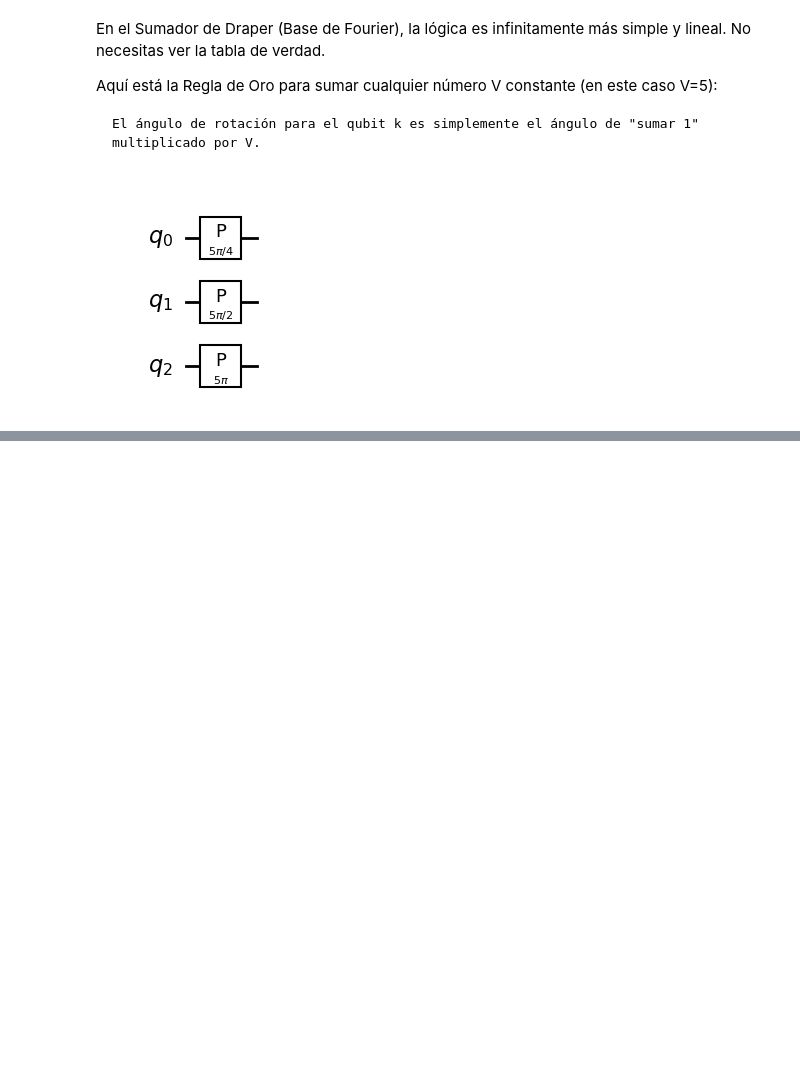
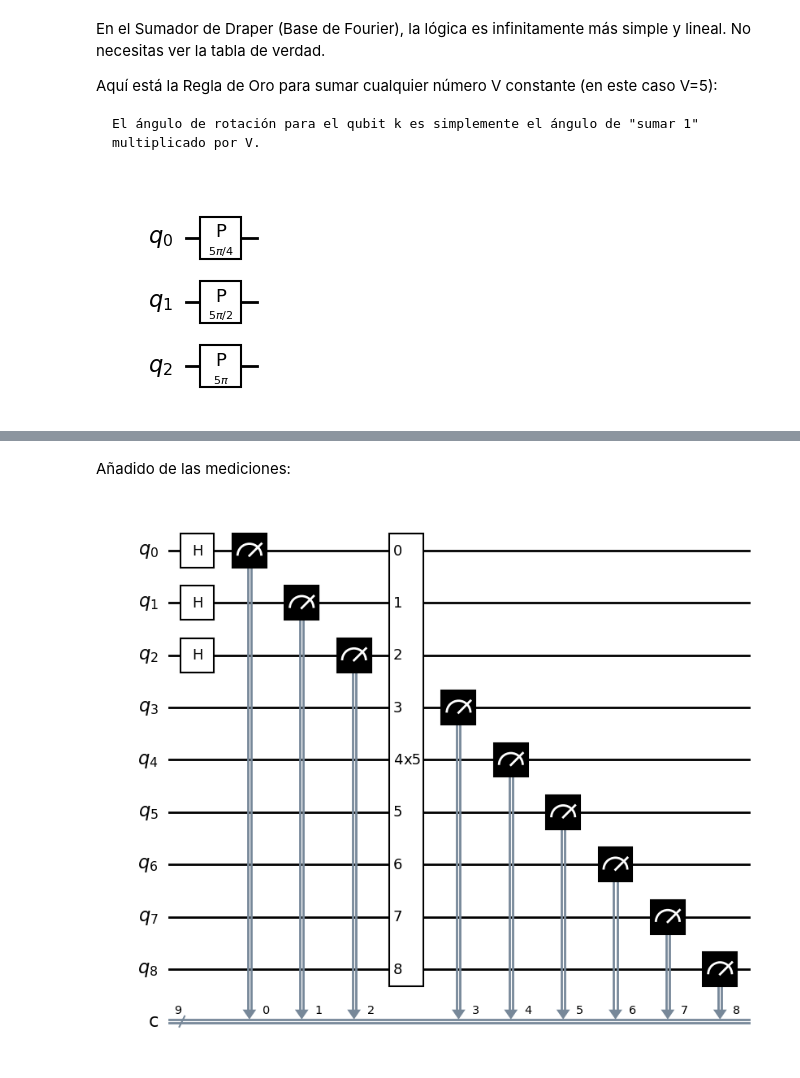
Before and after one commit to iroumec/Quantum-Computing, a Jupyter notebook: practicos/trabajo_practico_4.ipynb, the cells around one changed output, grey strips where cells are left out. Saved outputs shown, nothing was run; the diff lists cells and outputs as text; code cells hidden in the pictures; blank space fills up the shorter version.

```diff
--- a/practicos/trabajo_practico_4.ipynb
+++ b/practicos/trabajo_practico_4.ipynb
@@ -614,0 +550,19 @@ qc.draw(output='mpl', style='bw')
+# %% [markdown]
+Añadido de las mediciones:
+# %%
+measured_quantum_circuit = QuantumCircuit(number_of_qubits + result_qubits, number_of_qubits + result_qubits)
+
+# Superposición de los operandos.
+measured_quantum_circuit.h(list(range(number_of_qubits)))
+
+# Medición de los valores de los operandos.
+measured_quantum_circuit.measure(list(range(number_of_qubits)), list(range(number_of_qubits)))
+
+measured_quantum_circuit.append(qc, list(range(number_of_qubits + result_qubits)))
+
+for i in range(number_of_qubits, number_of_qubits + result_qubits, 1):
+    measured_quantum_circuit.measure(i, i)
+
+measured_quantum_circuit.draw(output='mpl', style='bw')
+# %% [output]
+[figure, added]
```
Also changed, not shown: parts of 18 cells of this notebook.
